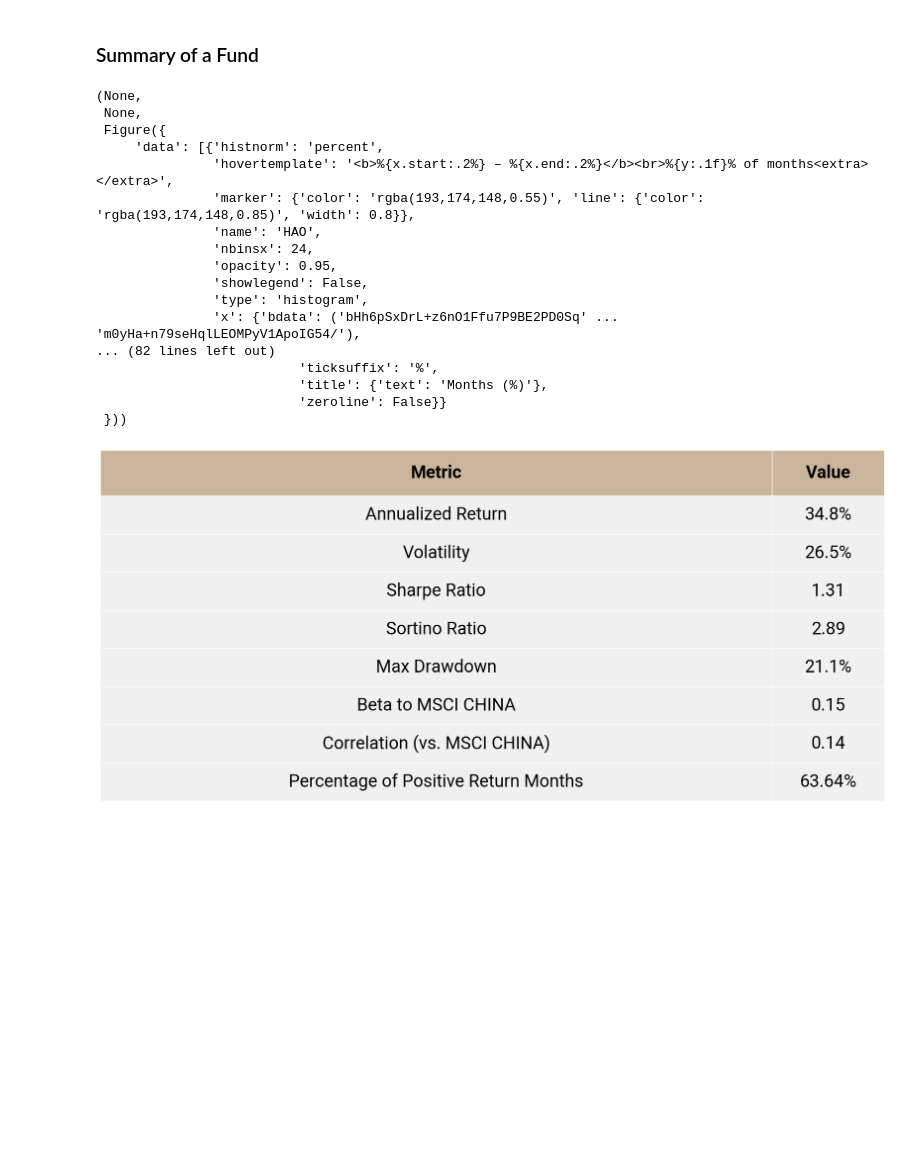
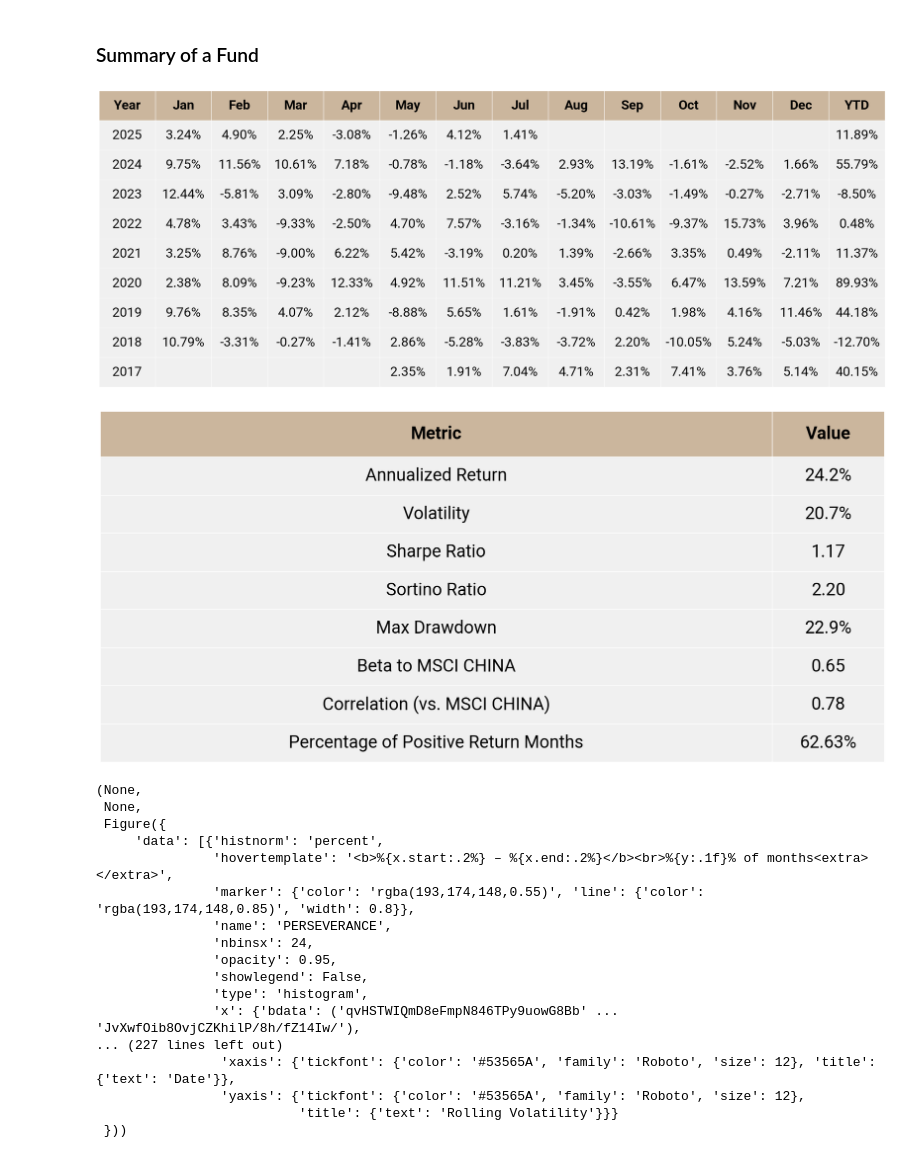
Before and after one commit to python-Marsh/fofproject, a Jupyter notebook: fund_analysis_tools.ipynb, the cells around one changed output. Cells and saved outputs as stored; diff of their text form; code cells hidden in the pictures; blank space fills up the shorter version.

```diff
--- a/fund_analysis_tools.ipynb
+++ b/fund_analysis_tools.ipynb
@@ -57,23 +54,24 @@ fig, corr_df, overlap_df = plot_fund_correlation_heatmap(funds_to_be_plot, metho
 # %% [markdown]
 ### Summary of a Fund
 # %%
-funds['HAO'].summary_of_a_fund(funds['MSCI CHINA'],language="en")
+funds['PERSEVERANCE'].summary_of_a_fund(funds['MSCI CHINA'],language="en")
 # %% [output]
+[figure, new version]
+[figure, added]
 (None,
  None,
  Figure({
      'data': [{'histnorm': 'percent',
                'hovertemplate': '<b>%{x.start:.2%} – %{x.end:.2%}</b><br>%{y:.1f}% of months<extra></extra>',
                'marker': {'color': 'rgba(193,174,148,0.55)', 'line': {'color': 'rgba(193,174,148,0.85)', 'width': 0.8}},
-               'name': 'HAO',
+               'name': 'PERSEVERANCE',
                'nbinsx': 24,
                'opacity': 0.95,
                'showlegend': False,
                'type': 'histogram',
-               'x': {'bdata': ('bHh6pSxDrL+z6nO1Ffu7P9BE2PD0Sq' ... 'm0yHa+n79seHqlLEOMPyV1ApoIG54/'),
-... (82 lines left out)
-                          'ticksuffix': '%',
-                          'title': {'text': 'Months (%)'},
-                          'zeroline': False}}
+               'x': {'bdata': ('qvHSTWIQmD8eFmpN846TPy9uowG8Bb' ... 'JvXwfOib8OvjCZKhilP/8h/fZ14Iw/'),
+... (227 lines left out)
+                'xaxis': {'tickfont': {'color': '#53565A', 'family': 'Roboto', 'size': 12}, 'title': {'text': 'Date'}},
+                'yaxis': {'tickfont': {'color': '#53565A', 'family': 'Roboto', 'size': 12},
+                          'title': {'text': 'Rolling Volatility'}}}
  }))
-[figure, old version]
```
Also changed, not shown: parts of 5 cells of this notebook, 3 other files.
